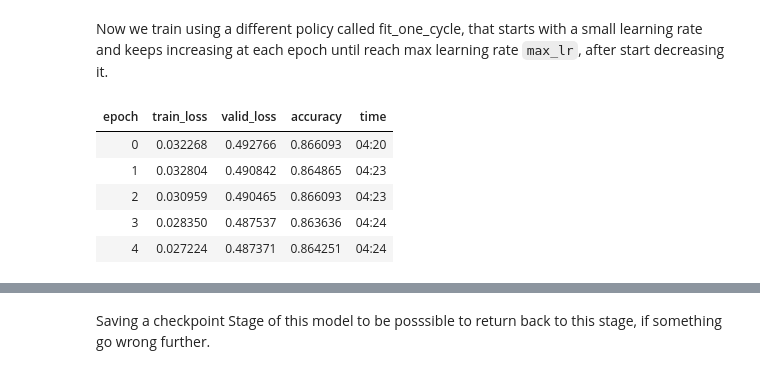
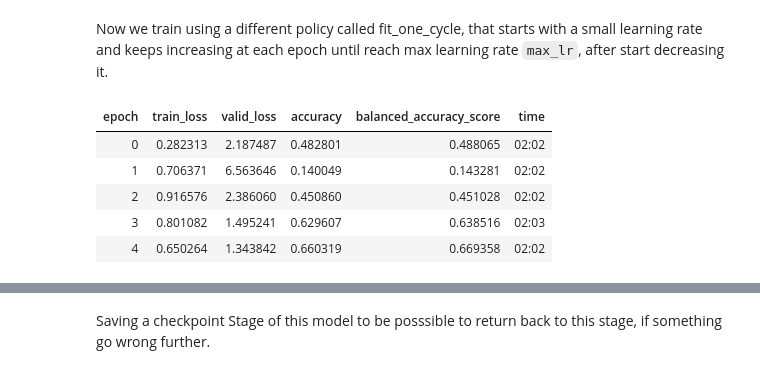
Before and after one commit to EmaTran/CSIS3290_GroupProject, a Jupyter notebook: FinalProject/car_classifier.ipynb, the cells around one changed output, grey strips where cells are left out. Drawn from its saved outputs; the diff is of its cells as text; code cells hidden in the pictures.

```diff
--- a/FinalProject/car_classifier.ipynb
+++ b/FinalProject/car_classifier.ipynb
@@ -368,11 +368,11 @@ SuggestedLRs(lr_min=6.918309954926372e-05, lr_steep=1.0964781722577754e-06)
 # %% [markdown]
 Now we train using a different policy called fit_one_cycle, that starts with a small learning rate and keeps increasing at each epoch until reach  max learning rate `max_lr`, after start decreasing it.
 # %%
-learn.fit_one_cycle(5, 1e-5)
+learn.fit_one_cycle(5, 1e-3)
 # %% [output]
-| epoch | train_loss | valid_loss | accuracy | time |
-| 0 | 0.032268 | 0.492766 | 0.866093 | 04:20 |
-| 1 | 0.032804 | 0.490842 | 0.864865 | 04:23 |
-| 2 | 0.030959 | 0.490465 | 0.866093 | 04:23 |
-| 3 | 0.028350 | 0.487537 | 0.863636 | 04:24 |
-| 4 | 0.027224 | 0.487371 | 0.864251 | 04:24 |
+| epoch | train_loss | valid_loss | accuracy | balanced_accuracy_score | time |
+| 0 | 0.282313 | 2.187487 | 0.482801 | 0.488065 | 02:02 |
+| 1 | 0.706371 | 6.563646 | 0.140049 | 0.143281 | 02:02 |
+| 2 | 0.916576 | 2.386060 | 0.450860 | 0.451028 | 02:02 |
+| 3 | 0.801082 | 1.495241 | 0.629607 | 0.638516 | 02:03 |
+| 4 | 0.650264 | 1.343842 | 0.660319 | 0.669358 | 02:02 |
```
Also changed, not shown: parts of 8 cells of this notebook.
